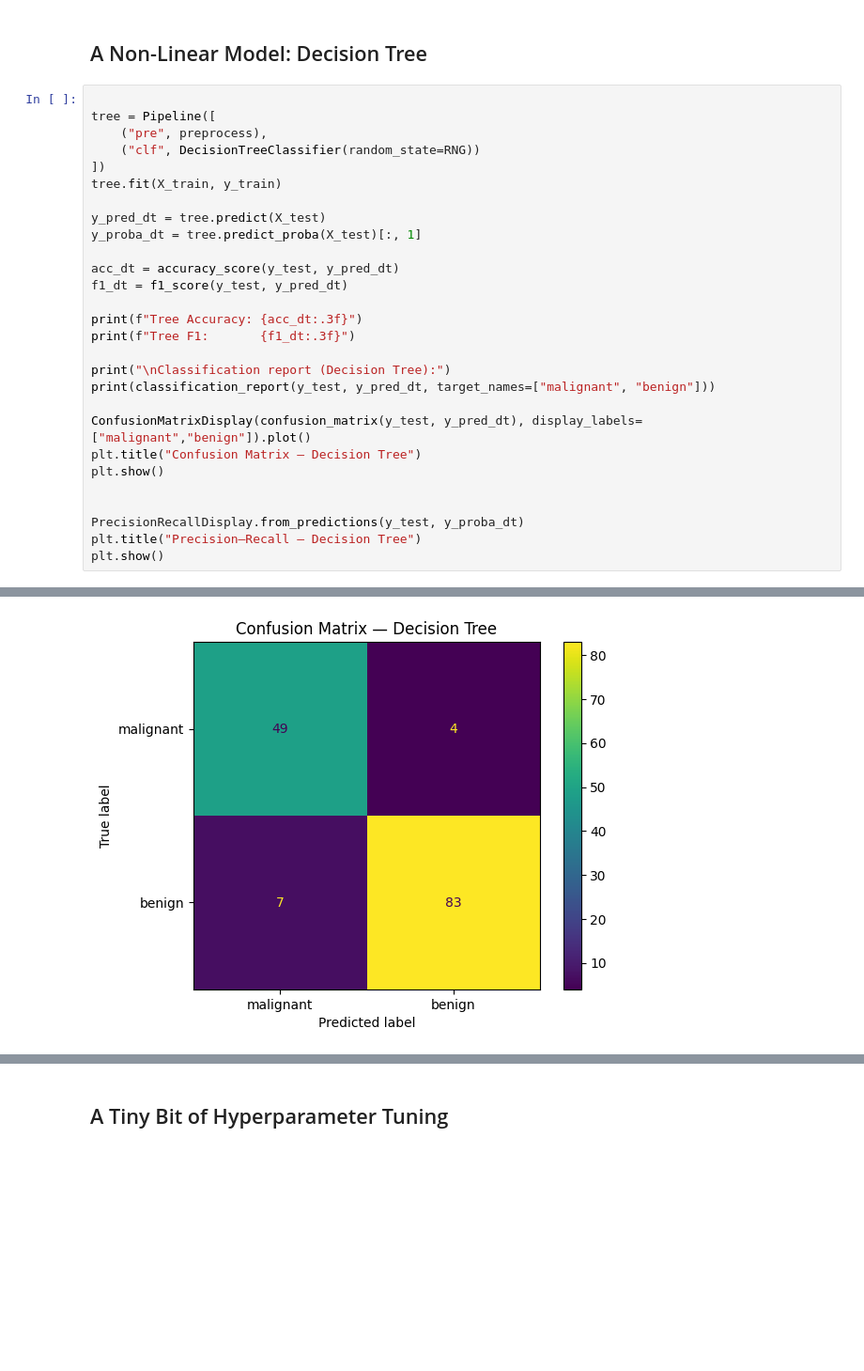
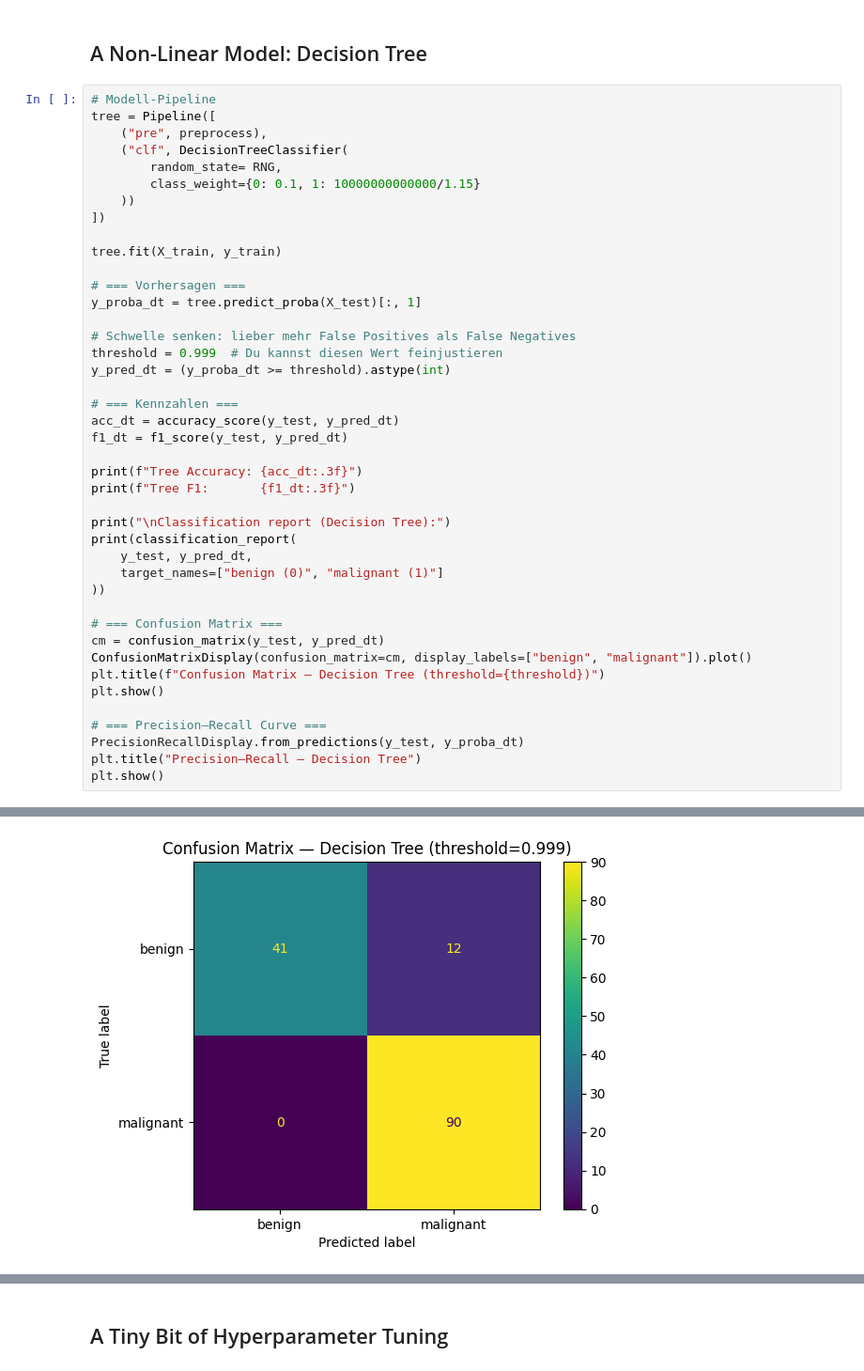
Before and after one commit to christianeiken-coder/Ai-Medical-Physics, a Jupyter notebook: week_02_ml_basics_I.ipynb, the cells around one changed output, grey strips where cells are left out. Shown at 94% size. Cells and saved outputs as stored; diff of their text form; blank space fills up the shorter version.

```diff
--- a/week_02_ml_basics_I.ipynb
+++ b/week_02_ml_basics_I.ipynb
@@ -456,16 +456,25 @@ weighted avg       0.99      0.99      0.99       143
 # %% [markdown]
 ## A Non-Linear Model: Decision Tree
 # %%
-
+# Modell-Pipeline
 tree = Pipeline([
     ("pre", preprocess),
-    ("clf", DecisionTreeClassifier(random_state=RNG))
+    ("clf", DecisionTreeClassifier(
+        random_state= RNG,
+        class_weight={0: 0.1, 1: 10000000000000/1.15}
+    ))
 ])
+
 tree.fit(X_train, y_train)
 
-y_pred_dt = tree.predict(X_test)
+# === Vorhersagen ===
 y_proba_dt = tree.predict_proba(X_test)[:, 1]
 
+# Schwelle senken: lieber mehr False Positives als False Negatives
+threshold = 0.999  # Du kannst diesen Wert feinjustieren
+y_pred_dt = (y_proba_dt >= threshold).astype(int)
+
+# === Kennzahlen ===
 acc_dt = accuracy_score(y_test, y_pred_dt)
 f1_dt = f1_score(y_test, y_pred_dt)
 
@@ -473,13 +482,18 @@ print(f"Tree Accuracy: {acc_dt:.3f}")
 print(f"Tree F1:       {f1_dt:.3f}")
 
 print("\nClassification report (Decision Tree):")
-print(classification_report(y_test, y_pred_dt, target_names=["malignant", "benign"]))
+print(classification_report(
+    y_test, y_pred_dt,
+    target_names=["benign (0)", "malignant (1)"]
+))
 
-ConfusionMatrixDisplay(confusion_matrix(y_test, y_pred_dt), display_labels=["malignant","benign"]).plot()
-plt.title("Confusion Matrix — Decision Tree")
+# === Confusion Matrix ===
+cm = confusion_matrix(y_test, y_pred_dt)
+ConfusionMatrixDisplay(confusion_matrix=cm, display_labels=["benign", "malignant"]).plot()
+plt.title(f"Confusion Matrix — Decision Tree (threshold={threshold})")
 plt.show()
 
-
+# === Precision–Recall Curve ===
 PrecisionRecallDisplay.from_predictions(y_test, y_proba_dt)
 plt.title("Precision–Recall — Decision Tree")
 plt.show()
@@ -499 +513 @@ weighted avg       0.92      0.92      0.92       143
-[figure, old version]
+[figure, new version]
```
Also changed, not shown: parts of 3 cells of this notebook.
